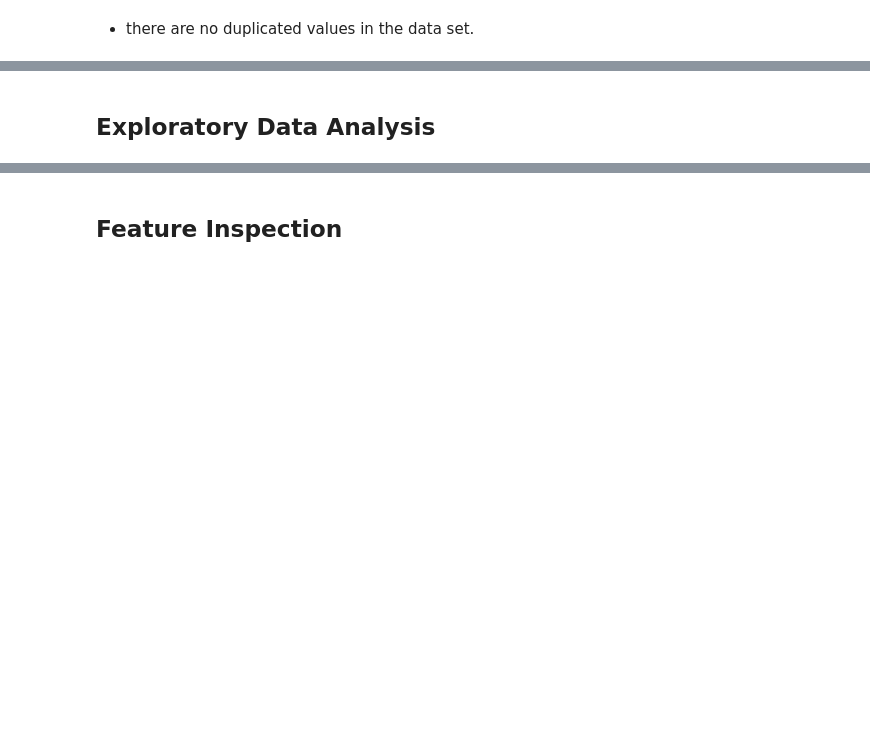
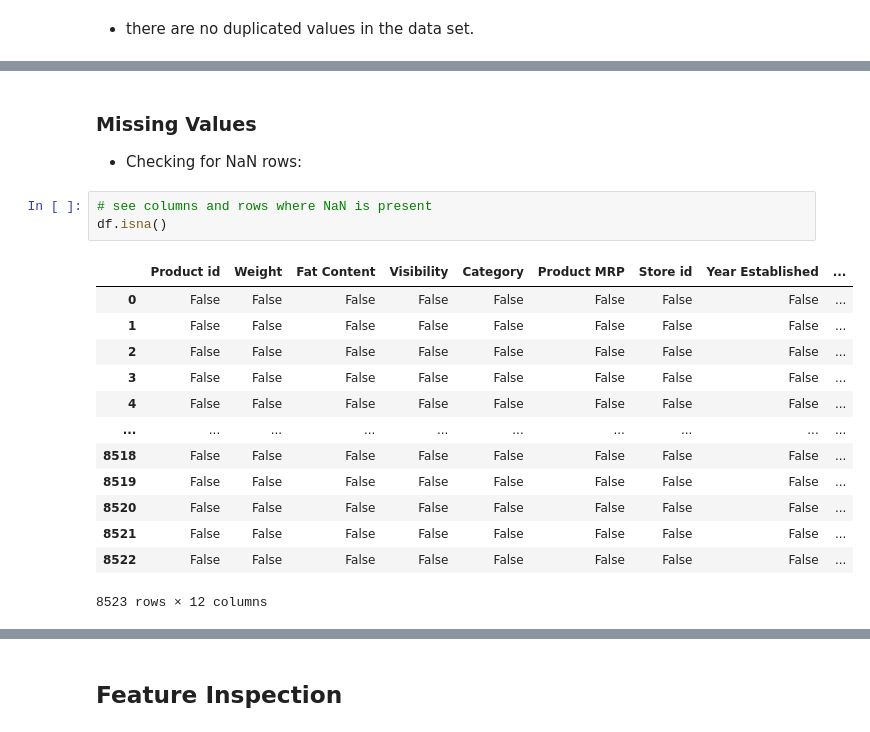
Before and after one commit to swirita/Prediction-of-Product-Sales, a Jupyter notebook: Prediction_of_Product_Sales.ipynb, the cells around one changed output, grey strips where cells are left out. Drawn from its saved outputs; the diff is of its cells as text; blank space fills up the shorter version.

```diff
--- a/Prediction_of_Product_Sales.ipynb
+++ b/Prediction_of_Product_Sales.ipynb
@@ -141,2 +132,20 @@ df.head()
-# %% [markdown]
-## Exploratory Data Analysis
+# %% [markdown]
+### Missing Values
+- Checking for NaN rows:
+# %%
+# see columns and rows where NaN is present
+df.isna()
+# %% [output]
+|  | Product id | Weight | Fat Content | Visibility | Category | Product MRP | Store id | Year Established | ... |
+| 0 | False | False | False | False | False | False | False | False | ... |
+| 1 | False | False | False | False | False | False | False | False | ... |
+| 2 | False | False | False | False | False | False | False | False | ... |
+| 3 | False | False | False | False | False | False | False | False | ... |
+| 4 | False | False | False | False | False | False | False | False | ... |
+| ... | ... | ... | ... | ... | ... | ... | ... | ... | ... |
+| 8518 | False | False | False | False | False | False | False | False | ... |
+| 8519 | False | False | False | False | False | False | False | False | ... |
+| 8520 | False | False | False | False | False | False | False | False | ... |
+| 8521 | False | False | False | False | False | False | False | False | ... |
+| 8522 | False | False | False | False | False | False | False | False | ... |
+8523 rows × 12 columns
```
Also changed, not shown: parts of 7 cells of this notebook.
